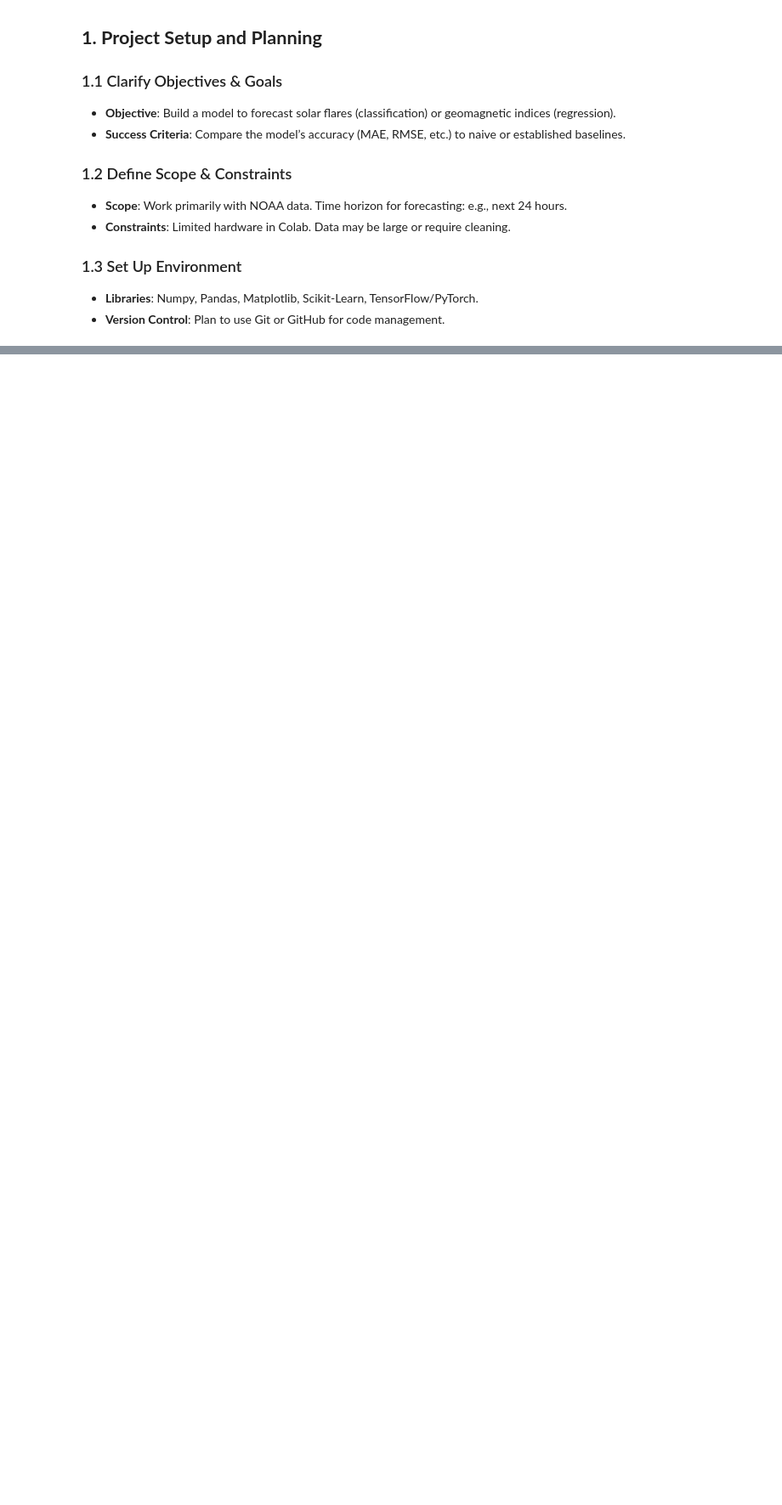
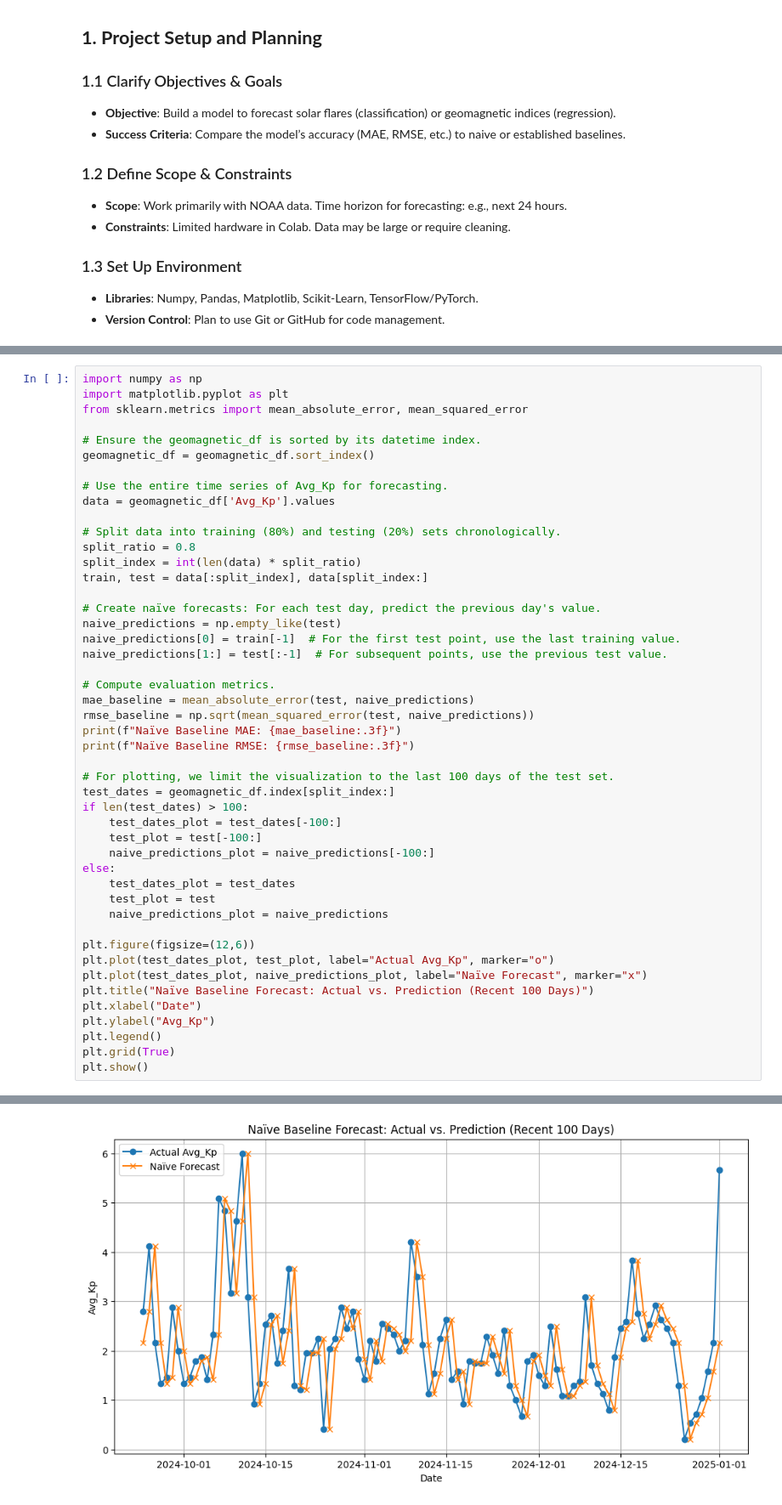
Before and after one commit to vidybaskar/CSCI-4170-Assignments, a Jupyter notebook: Project/PAIML_PROJECT.ipynb, the cells around one changed output, grey strips where cells are left out. Shown at 85% size. Drawn from its saved outputs; the diff is of its cells as text; blank space fills up the shorter version.

```diff
--- a/Project/PAIML_PROJECT.ipynb
+++ b/Project/PAIML_PROJECT.ipynb
@@ -63,0 +528,48 @@ PyTorch version: 2.6.0+cu124
+# %%
+import numpy as np
+import matplotlib.pyplot as plt
+from sklearn.metrics import mean_absolute_error, mean_squared_error
+
+# Ensure the geomagnetic_df is sorted by its datetime index.
+geomagnetic_df = geomagnetic_df.sort_index()
+
+# Use the entire time series of Avg_Kp for forecasting.
+data = geomagnetic_df['Avg_Kp'].values
+
+# Split data into training (80%) and testing (20%) sets chronologically.
+split_ratio = 0.8
+split_index = int(len(data) * split_ratio)
+train, test = data[:split_index], data[split_index:]
+
+# Create naïve forecasts: For each test day, predict the previous day's value.
+naive_predictions = np.empty_like(test)
+naive_predictions[0] = train[-1]  # For the first test point, use the last training value.
+naive_predictions[1:] = test[:-1]  # For subsequent points, use the previous test value.
+
+# Compute evaluation metrics.
+mae_baseline = mean_absolute_error(test, naive_predictions)
+rmse_baseline = np.sqrt(mean_squared_error(test, naive_predictions))
+print(f"Naïve Baseline MAE: {mae_baseline:.3f}")
+print(f"Naïve Baseline RMSE: {rmse_baseline:.3f}")
+
+# For plotting, we limit the visualization to the last 100 days of the test set.
+test_dates = geomagnetic_df.index[split_index:]
+if len(test_dates) > 100:
+    test_dates_plot = test_dates[-100:]
+    test_plot = test[-100:]
+    naive_predictions_plot = naive_predictions[-100:]
+else:
+    test_dates_plot = test_dates
+    test_plot = test
+    naive_predictions_plot = naive_predictions
+
+plt.figure(figsize=(12,6))
+plt.plot(test_dates_plot, test_plot, label="Actual Avg_Kp", marker="o")
+plt.plot(test_dates_plot, naive_predictions_plot, label="Naïve Forecast", marker="x")
+plt.title("Naïve Baseline Forecast: Actual vs. Prediction (Recent 100 Days)")
+plt.xlabel("Date")
+plt.ylabel("Avg_Kp")
+plt.legend()
+plt.grid(True)
+plt.show()
+# %% [output]
@@ -63,0 +578 @@ PyTorch version: 2.6.0+cu124
+[figure, added]
```
Also changed, not shown: parts of 26 cells of this notebook, 9 other files.
